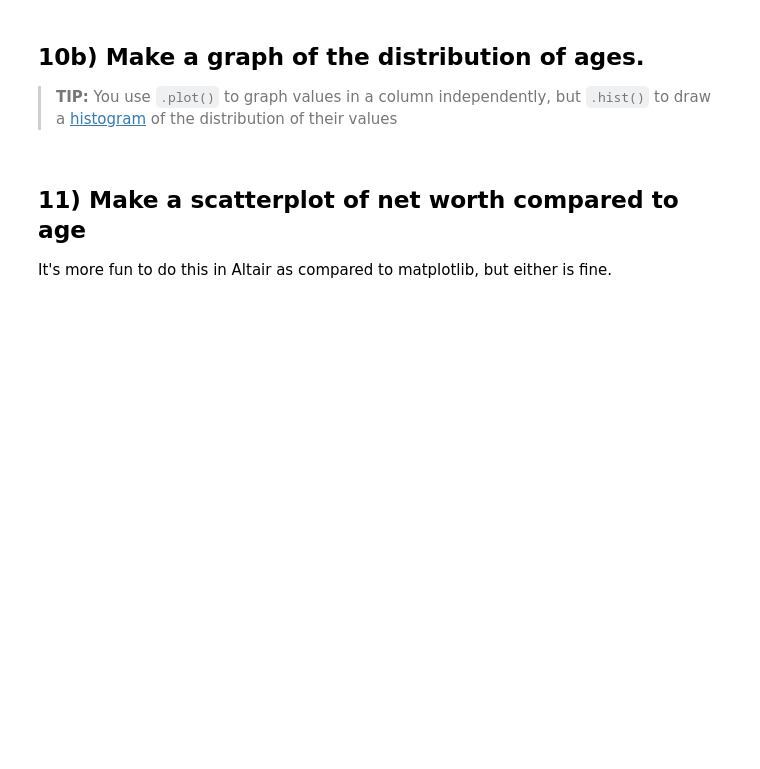
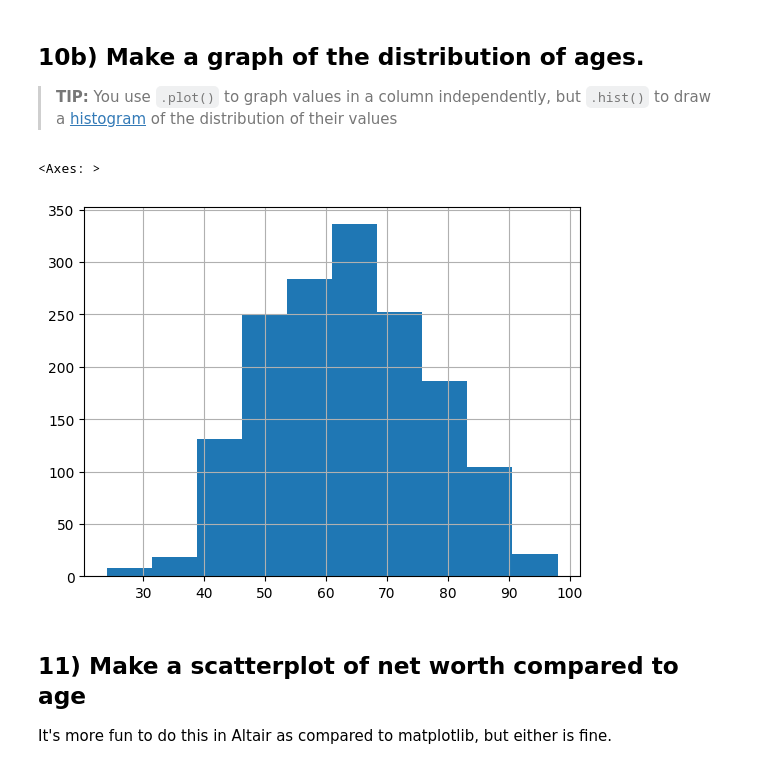
Before and after one commit to milesbolton/06-homework, a Jupyter notebook: 02-Billionaires.ipynb, the cells around one changed output. Drawn from its saved outputs; the diff is of its cells as text; code cells hidden in the pictures; blank space fills up the shorter version.

```diff
--- a/02-Billionaires.ipynb
+++ b/02-Billionaires.ipynb
@@ -80,6 +282,11 @@ I am **not** asking which country has the most billionaires - this is **total am
 ## 10b) Make a graph of the distribution of ages.
 
 > **TIP:** You use `.plot()` to graph values in a column independently, but `.hist()` to draw a [histogram](https://www.mathsisfun.com/data/histograms.html) of the distribution of their values
+# %%
+df.age.hist()
+# %% [output]
+<Axes: >
+[figure, added]
 # %% [markdown]
 ## 11) Make a scatterplot of net worth compared to age
 
```
Also changed, not shown: parts of 25 cells of this notebook.
